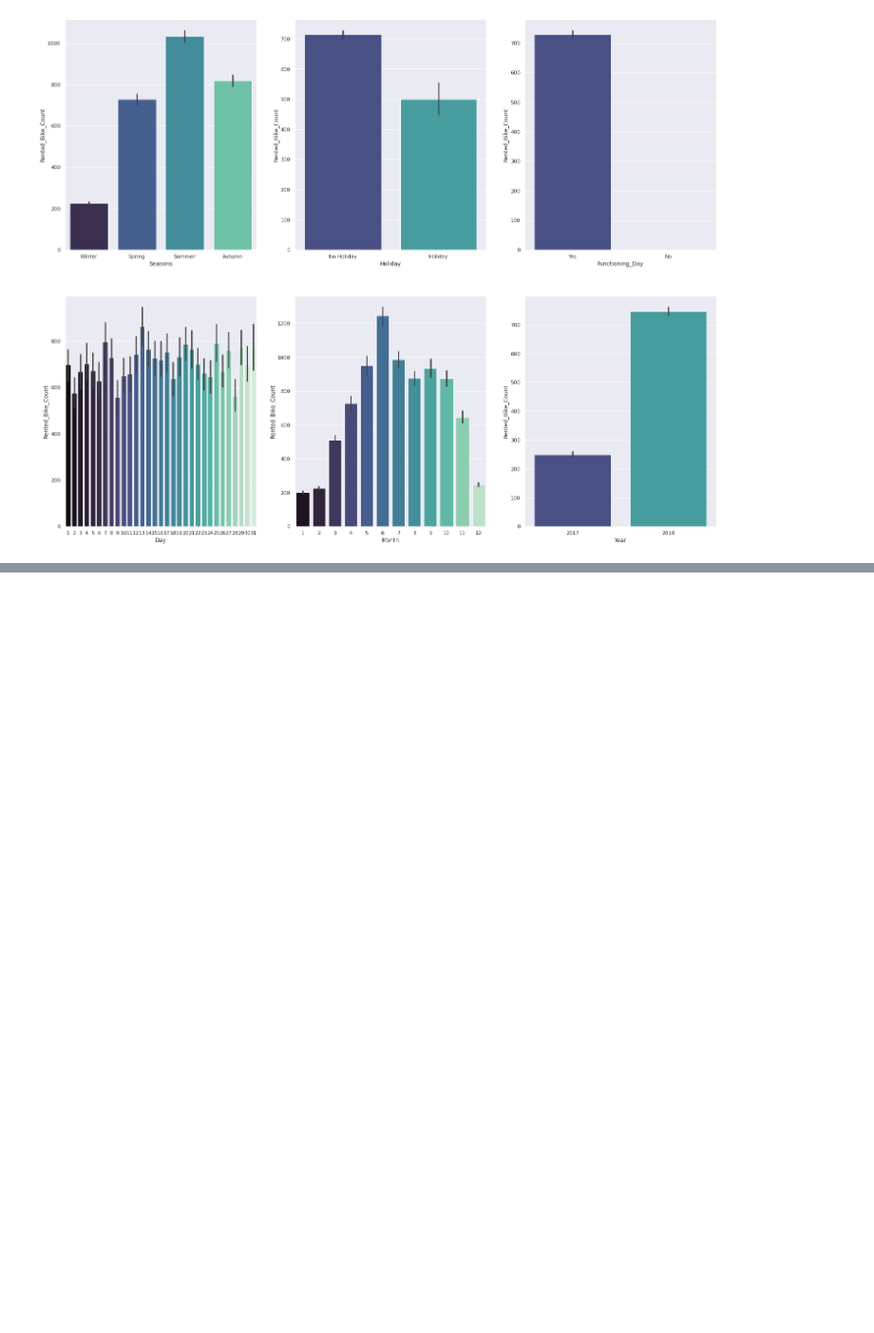
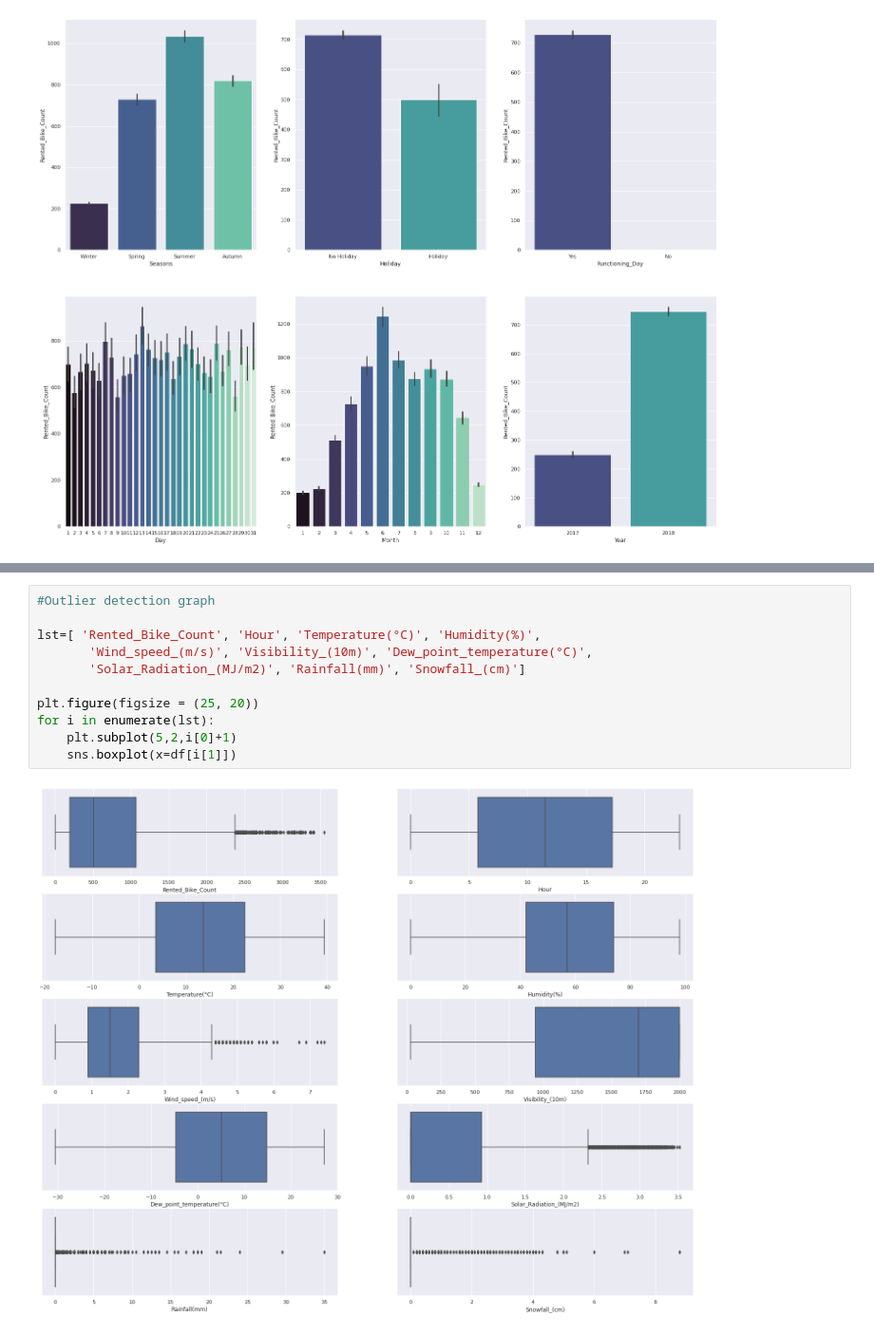
Before and after one commit to Sriharish19/Bike-Demand-Prediction, a Jupyter notebook: SH_Bike_Sharing_Demand_Prediction_Capstone_Project.ipynb, the cells around one changed output, grey strips where cells are left out. Shown: that part at 95% size. Drawn from its saved outputs; the diff is of its cells as text; blank space fills up the shorter version.

```diff
--- a/SH_Bike_Sharing_Demand_Prediction_Capstone_Project.ipynb
+++ b/SH_Bike_Sharing_Demand_Prediction_Capstone_Project.ipynb
@@ -246,0 +243,13 @@ for i in enumerate(ee):
+# %%
+#Outlier detection graph
+
+lst=[ 'Rented_Bike_Count', 'Hour', 'Temperature(°C)', 'Humidity(%)',
+       'Wind_speed_(m/s)', 'Visibility_(10m)', 'Dew_point_temperature(°C)',
+       'Solar_Radiation_(MJ/m2)', 'Rainfall(mm)', 'Snowfall_(cm)']
+
+plt.figure(figsize = (25, 20))
+for i in enumerate(lst):
+    plt.subplot(5,2,i[0]+1)
+    sns.boxplot(x=df[i[1]])
+# %% [output]
+[figure, added]
```
Also changed, not shown: parts of 12 cells of this notebook.
